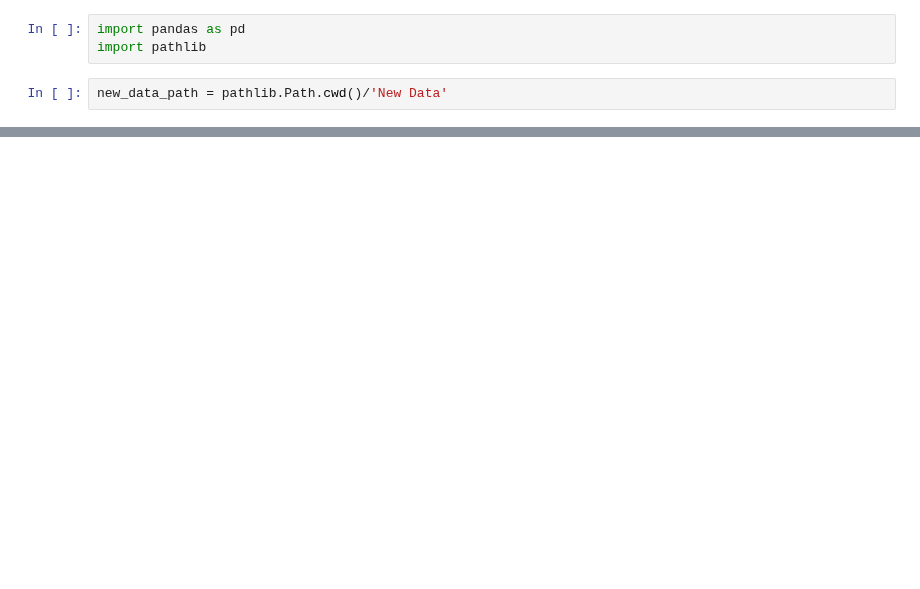
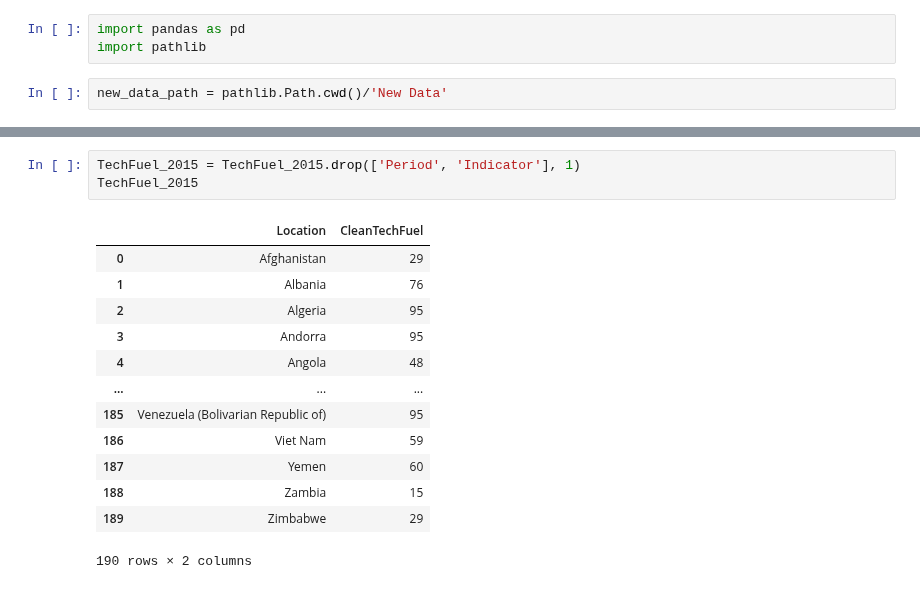
Before and after one commit to kwolf3/World_Health_Statistics_Project, a Jupyter notebook: Add Clean Fuel and Tech Data to Training Set.ipynb, the cells around one changed output, grey strips where cells are left out. Cells and saved outputs as stored; diff of their text form; blank space fills up the shorter version.

```diff
--- a/Add Clean Fuel and Tech Data to Training Set.ipynb
+++ b/Add Clean Fuel and Tech Data to Training Set.ipynb
@@ -10,0 +41,17 @@ FileNotFoundError: [Errno 2] No such file or directory: '/Users/kerstinwolf/DS P
+# %%
+TechFuel_2015 = TechFuel_2015.drop(['Period', 'Indicator'], 1)
+TechFuel_2015
+# %% [output]
+|  | Location | CleanTechFuel |
+| 0 | Afghanistan | 29 |
+| 1 | Albania | 76 |
+| 2 | Algeria | 95 |
+| 3 | Andorra | 95 |
+| 4 | Angola | 48 |
+| ... | ... | ... |
+| 185 | Venezuela (Bolivarian Republic of) | 95 |
+| 186 | Viet Nam | 59 |
+| 187 | Yemen | 60 |
+| 188 | Zambia | 15 |
+| 189 | Zimbabwe | 29 |
+190 rows × 2 columns
```
Also changed, not shown: parts of 9 cells of this notebook, 1 other file.
